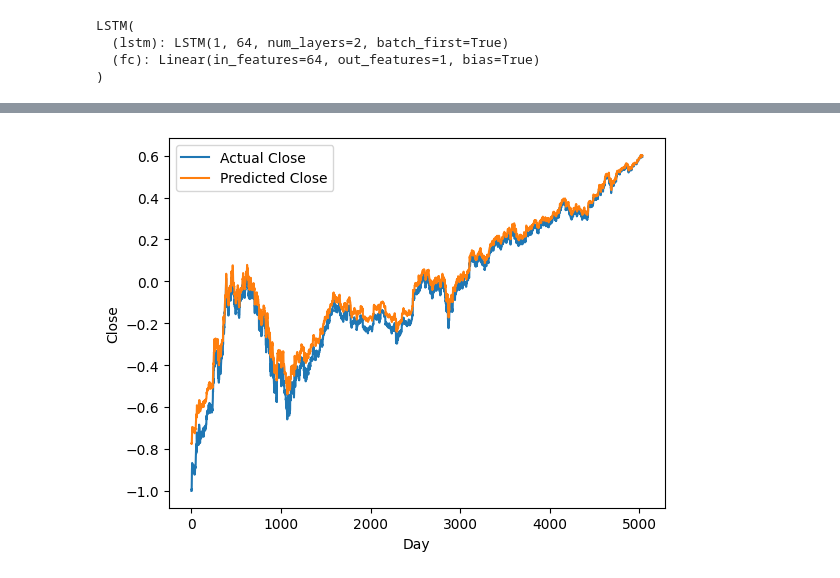
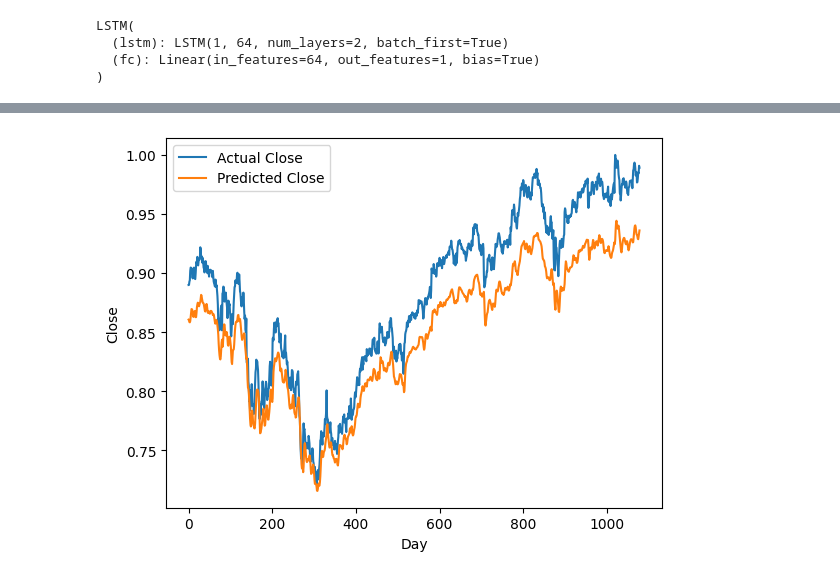
Before and after one commit to RaulDan2001/LSTM_amazon_stock_prediction, a Jupyter notebook: src/notebooks/non_statefull_training.ipynb, the cells around one changed output, grey strips where cells are left out. Saved outputs shown, nothing was run; the diff lists cells and outputs as text; code cells hidden in the pictures.

Commit message:
added validation split, and plot validation predictions to notebook

```diff
--- a/src/notebooks/non_statefull_training.ipynb
+++ b/src/notebooks/non_statefull_training.ipynb
@@ -86,7 +86,8 @@ X.shape, Y.shape
 # %% [output]
 ((7191, 30), (7191,))
 # %%
-split_index = int(len(X) * 0.70)
+train_split = int(len(X) * 0.70)
+test_split = int(len(X) * 0.85)
 
-split_index
+train_split, test_split
 # %% [output]
@@ -94,10 +95,12 @@ split_index
 # %%
 # split the data into train and test groups
-X_train = X[:split_index]
-X_test = X[split_index:]
+X_train = X[:train_split]
+X_test  = X[train_split:test_split]
+X_val   = X[test_split:]
 
-Y_train = Y[:split_index]
-Y_test = Y[split_index:]
+Y_train = Y[:train_split]
+Y_test  = Y[train_split:test_split]
+Y_val   = Y[test_split:]
 
 X_train.shape, X_test.shape, Y_train.shape, Y_test.shape
 # %% [output]
@@ -105,10 +108,12 @@ X_train.shape, X_test.shape, Y_train.shape, Y_test.shape
 # %%
 # adding an extra dimension on the matrices for pytorch LSTMS
 X_train = X_train.reshape((-1, lookback, 1))
-X_test = X_test.reshape((-1, lookback, 1))
+X_test  = X_test.reshape((-1, lookback, 1))
+X_val   = X_val.reshape((-1, lookback, 1))
 
 Y_train = Y_train.reshape((-1, 1))
-Y_test = Y_test.reshape((-1, 1))
+Y_test  = Y_test.reshape((-1, 1))
+Y_val   = Y_val.reshape((-1, 1))
 
 X_train.shape, X_test.shape, Y_train.shape, Y_test.shape
 # %% [output]
@@ -117,8 +122,10 @@ X_train.shape, X_test.shape, Y_train.shape, Y_test.shape
 # making this data into tensors for pytorch
 X_train = torch.tensor(X_train).float()
 Y_train = torch.tensor(Y_train).float()
-X_test = torch.tensor(X_test).float()
-Y_test = torch.tensor(Y_test).float()
+X_test  = torch.tensor(X_test).float()
+Y_test  = torch.tensor(Y_test).float()
+X_val   = torch.tensor(X_val).float()
+Y_val   = torch.tensor(Y_val).float()
 
 X_train.shape, X_test.shape, Y_train.shape, Y_test.shape
 # %% [output]
@@ -264,13 +271,13 @@ Val Loss: 0.001
 # %%
 # plot the actual value vs the predicted values
 with torch.no_grad():
-    predicted = model(X_train.to(device)).to('cpu').numpy()
+    predicted = model(X_val.to(device)).to('cpu').numpy()
 
-plt.plot(Y_train, label='Actual Close')
+plt.plot(Y_val, label='Actual Close')
 plt.plot(predicted, label='Predicted Close')
 plt.xlabel('Day')
 plt.ylabel('Close')
 plt.legend()
 plt.show()
 # %% [output]
-[figure, old version]
+[figure, new version]
```
Also changed, not shown: parts of 5 cells of this notebook.
